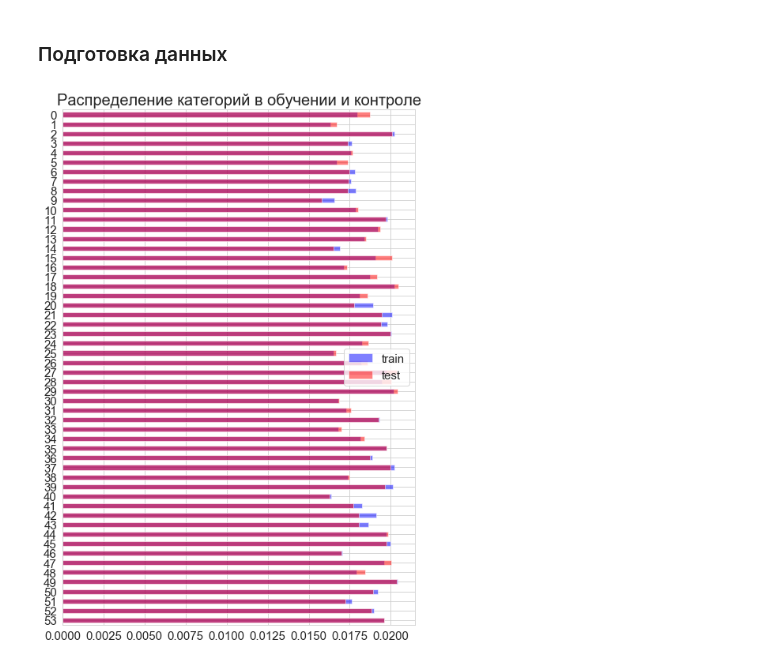
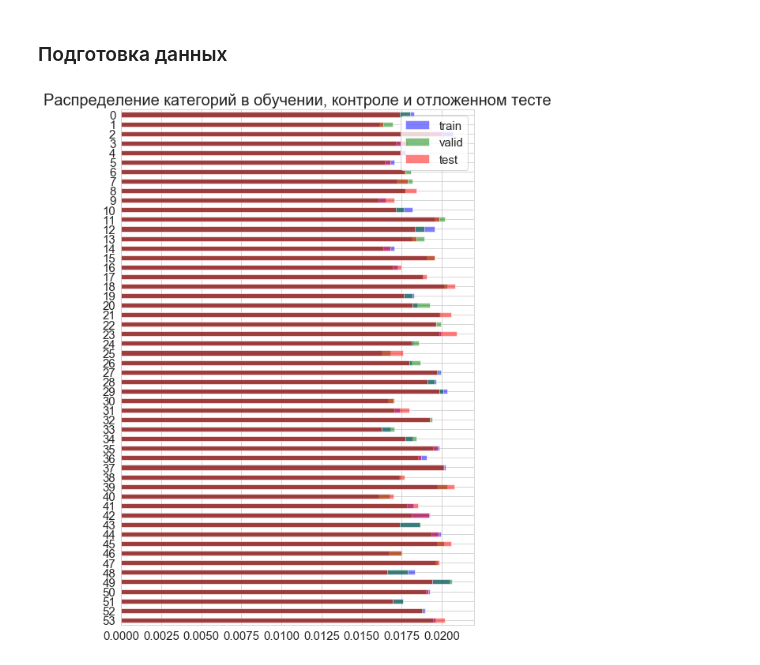
Before and after one commit to andreitsev/Notebooks, a Jupyter notebook: Avito category prediction.ipynb, the cells around one changed output. Cells and saved outputs as stored; diff of their text form; code cells hidden in the pictures.

```diff
--- a/Avito category prediction.ipynb
+++ b/Avito category prediction.ipynb
@@ -16,7 +16,7 @@ from sklearn.metrics import roc_auc_score, precision_score, recall_score, f1_sco
 matplotlib.rcParams['figure.figsize'] = (8, 8)
 sns.set_style('whitegrid')
 # %%
-DIR_PATH = '/Users/anton.andreytsev/Avito_catagory_classification/'
+DIR_PATH = '/Users/tony/Desktop/Avito_catagory_classification/'
 # %% [markdown]
 Загрузка данных
 # %%
@@ -35,14 +35,17 @@ dat.head()
 # %% [markdown]
 ### Подготовка данных
 # %%
-tr_indexes, te_indexes = train_test_split(np.arange(dat.shape[0]), test_size=0.2, shuffle=True)
+tr_indexes, valid_indexes, te_indexes = np.split(np.arange(dat.shape[0]), [int(np.floor(0.6*dat.shape[0])), int(np.floor(0.6*dat.shape[0])) +
+                          int(np.floor(0.3*dat.shape[0]))])
 np.save(os.path.join(DIR_PATH, 'train_indexes.npy'), tr_indexes)
+np.save(os.path.join(DIR_PATH, 'valid_indexes.npy'), valid_indexes)
 np.save(os.path.join(DIR_PATH, 'test_indexes.npy'), te_indexes)
 # %%
 plt.figure(figsize=(8, 12))
-plt.title('Распределение категорий в обучении и контроле', fontsize=20);
+plt.title('Распределение категорий в обучении, контроле и отложенном тесте', fontsize=20);
 dat.category_id[tr_indexes].value_counts(1).sort_index(ascending=False).plot(kind='barh', fontsize=15, color='blue', alpha=0.5, label='train');
+dat.category_id[valid_indexes].value_counts(1).sort_index(ascending=False).plot(kind='barh', fontsize=15, color='green', alpha=0.5, label='valid');
 dat.category_id[te_indexes].value_counts(1).sort_index(ascending=False).plot(kind='barh', fontsize=15, color='red', alpha=0.5, label='test');
 plt.legend(fontsize=15);
 # %% [output]
-[figure, old version]
+[figure, new version]
```
